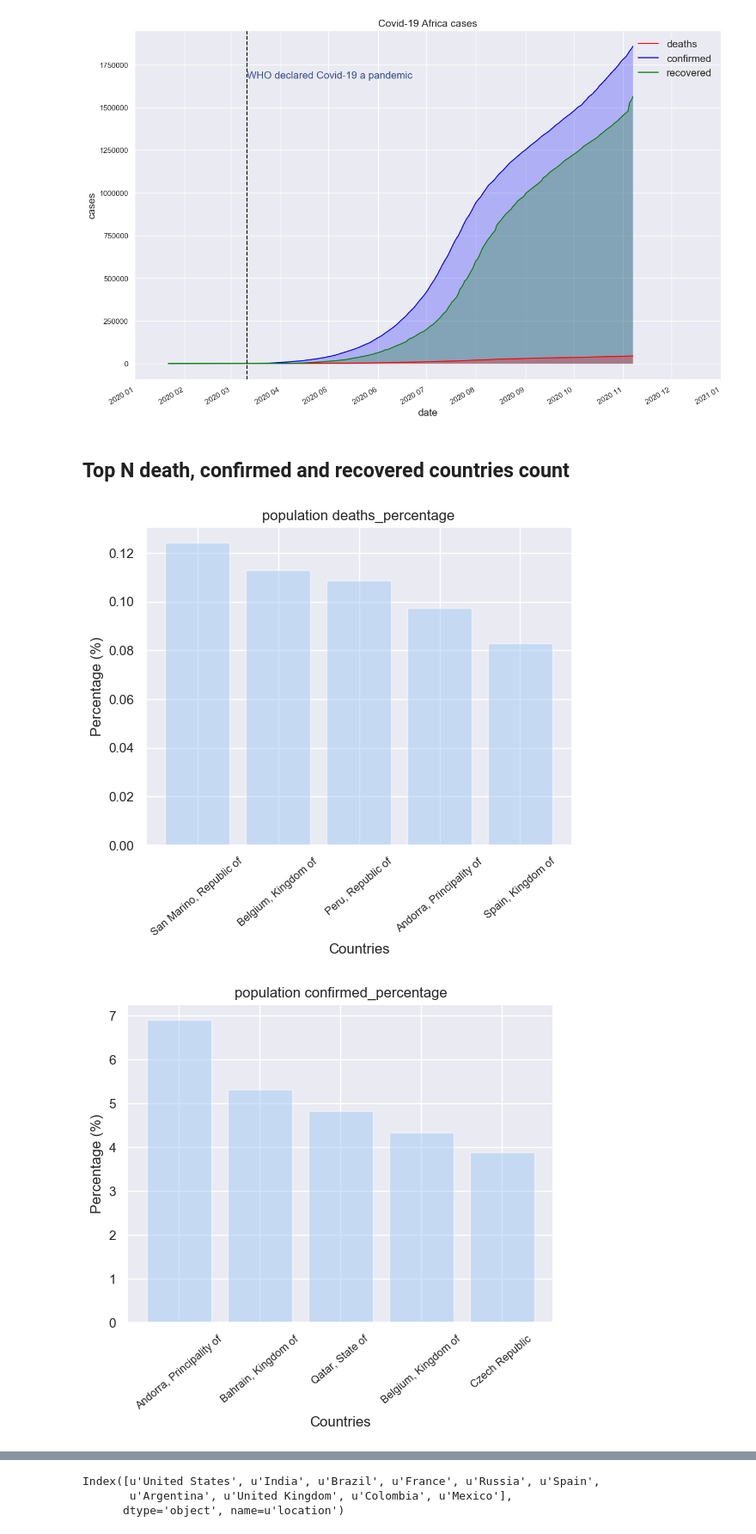
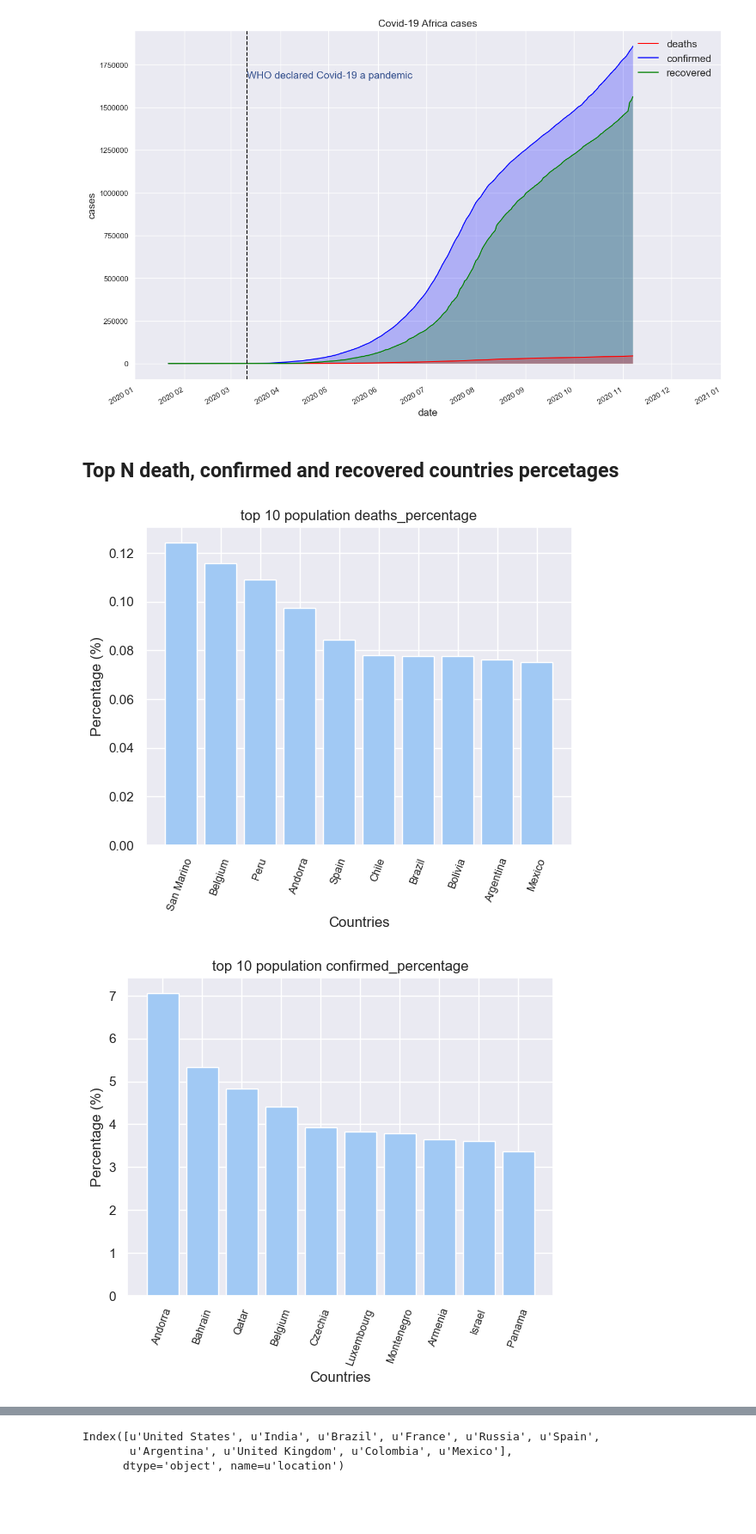
Before and after one commit to nbuzzano/challenge-01, a Jupyter notebook: assessment03/notebooks/covid-analysis.ipynb, the cells around one changed output, grey strips where cells are left out. Shown at 86% size. Saved outputs shown, nothing was run; the diff lists cells and outputs as text; code cells hidden in the pictures; blank space fills up the shorter version.

```diff
--- a/assessment03/notebooks/covid-analysis.ipynb
+++ b/assessment03/notebooks/covid-analysis.ipynb
@@ -34,6 +25,7 @@ del df_covid_cases['Unnamed: 0']
 
 covid_summaries = load_csv('covid_summaries.csv')
 del covid_summaries['Unnamed: 0']
+covid_summaries = covid_summaries.groupby(['country_name', 'country_code']).sum().reset_index()
 
 df_continents = df_countries_and_continents.copy()
 del df_continents['country_code']
@@ -142,9 +134,10 @@ for continent_key in list(set(df_covid_cases.continent_code.dropna())):
 [figure]
 [figure]
 # %% [markdown]
-## Top N death, confirmed and recovered countries count
+## Top N death, confirmed and recovered countries percetages
 # %%
 def look_country_name(key):
+    return key
     for i in range(0,len(df_countries)):
         item = df_countries.iloc[i]
         if item.country_code == key:
@@ -155,27 +148,26 @@ def bar_plot(df, sort_key, ylabel_title, first_n, ascending=False):
     df_first_n = df.sort_values([sort_key], ascending=ascending)[:first_n]
 
     #mapping country code to country name
-    objects = []
-    for country_code in df_first_n.country_code.tolist():
-        objects.append(look_country_name(country_code))
+    objects = df_first_n.country_name.tolist()
 
     x_pos = np.arange(len(objects))
     performance = df_first_n[sort_key].tolist()
 
-    plt.bar(x_pos, performance, align='center', alpha=0.5,color='b')
-    plt.xticks(x_pos, objects,rotation=40, fontsize=9)
+    plt.bar(x_pos, performance, align='center',color='b')
+    plt.xticks(x_pos, objects,rotation=70, fontsize=9)
 
     plt.ylabel(ylabel_title)
     plt.xlabel('Countries')
-    plt.title('population ' + sort_key)
+    plt.title('top ' + str(first_n) + ' population ' + sort_key)
 
     fig.autofmt_xdate()
 
     plt.show()
 # %%
+
 keys = ['deaths_percentage', 'confirmed_percentage', 'recovered_percentage']
 for key in keys:
-    bar_plot(covid_summaries, key, ylabel_title='Percentage (%)', first_n=5)
+    bar_plot(covid_summaries, key, ylabel_title='Percentage (%)', first_n=10)
 # %% [output]
-[figure, old version]
+[figure, new version]
-[figure, old version]
+[figure, new version]
```
Also changed, not shown: parts of 5 cells of this notebook, 4 other files.
